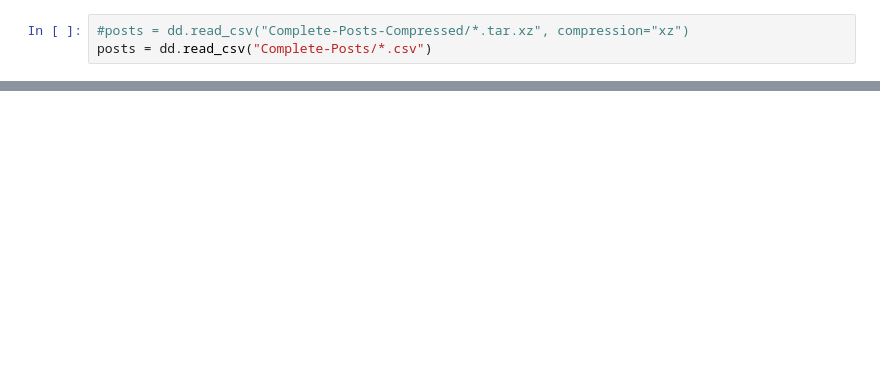
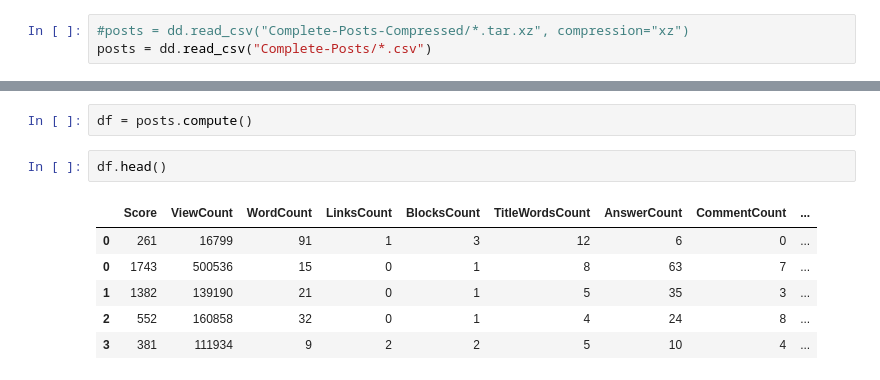
Before and after one commit to tabsoverspaces/bigdata_project, a Jupyter notebook: data_analysis.ipynb, the cells around one changed output, grey strips where cells are left out. Drawn from its saved outputs; the diff is of its cells as text; blank space fills up the shorter version.

```diff
--- a/data_analysis.ipynb
+++ b/data_analysis.ipynb
@@ -22,0 +36,11 @@ posts.astype(float).corr().compute()
+# %%
+df = posts.compute()
+# %%
+df.head()
+# %% [output]
+|  | Score | ViewCount | WordCount | LinksCount | BlocksCount | TitleWordsCount | AnswerCount | CommentCount | ... |
+| 0 | 261 | 16799 | 91 | 1 | 3 | 12 | 6 | 0 | ... |
+| 0 | 1743 | 500536 | 15 | 0 | 1 | 8 | 63 | 7 | ... |
+| 1 | 1382 | 139190 | 21 | 0 | 1 | 5 | 35 | 3 | ... |
+| 2 | 552 | 160858 | 32 | 0 | 1 | 4 | 24 | 8 | ... |
+| 3 | 381 | 111934 | 9 | 2 | 2 | 5 | 10 | 4 | ... |
```
Also changed, not shown: parts of 5 cells of this notebook.
